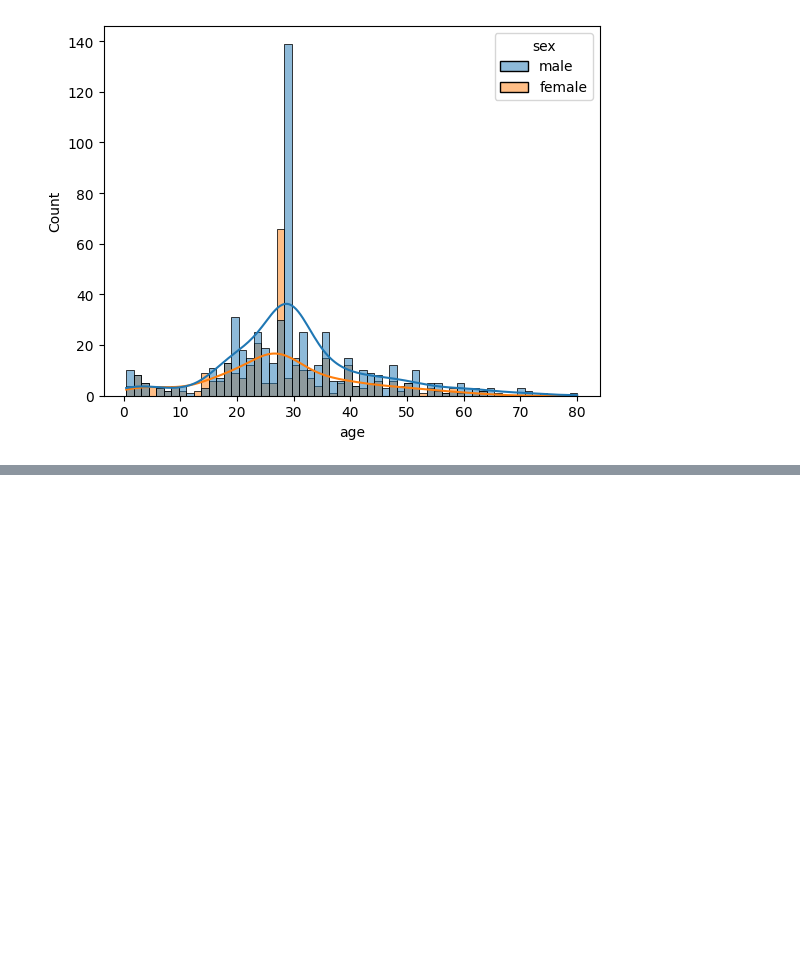
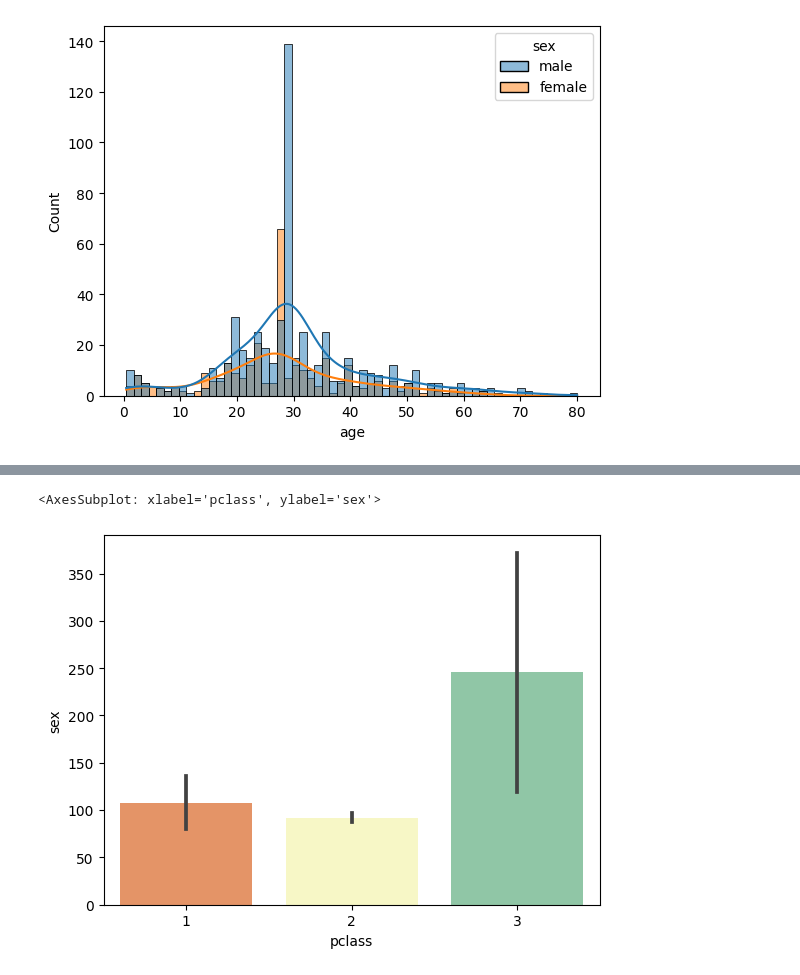
Before and after one commit to Rufshod/Databehandling-Alexander-Andersson, a Jupyter notebook: Code-alongs/L1_missing_aggregation.ipynb, the cells around one changed output, grey strips where cells are left out. Saved outputs shown, nothing was run; the diff lists cells and outputs as text; code cells hidden in the pictures; blank space fills up the shorter version.

```diff
--- a/Code-alongs/L1_missing_aggregation.ipynb
+++ b/Code-alongs/L1_missing_aggregation.ipynb
@@ -126,4 +126,4 @@ scores.fillna(-1, inplace = True) #Fills NaN with -1.0, inplace = True mutates s
 import seaborn as sns
 
 titanic = sns.load_dataset("titanic")
-titanic
+titanic = pd.DataFrame(titanic)
@@ -252,0 +325,8 @@ sns.histplot(data = titanic, x = "age", kde = True, hue = "sex", bins = 60)
+# %%
+survived_class = titanic.groupby(["survived", "pclass"]).count().reset_index()
+survived_class
+
+sns.barplot(data = survived_class, x = "pclass", y = "sex", palette = "Spectral") # sex is used here only to get total ammount of people.
+# %% [output]
+<AxesSubplot: xlabel='pclass', ylabel='sex'>
+[figure, added]
```
Also changed, not shown: parts of 11 cells of this notebook, 4 other files.
